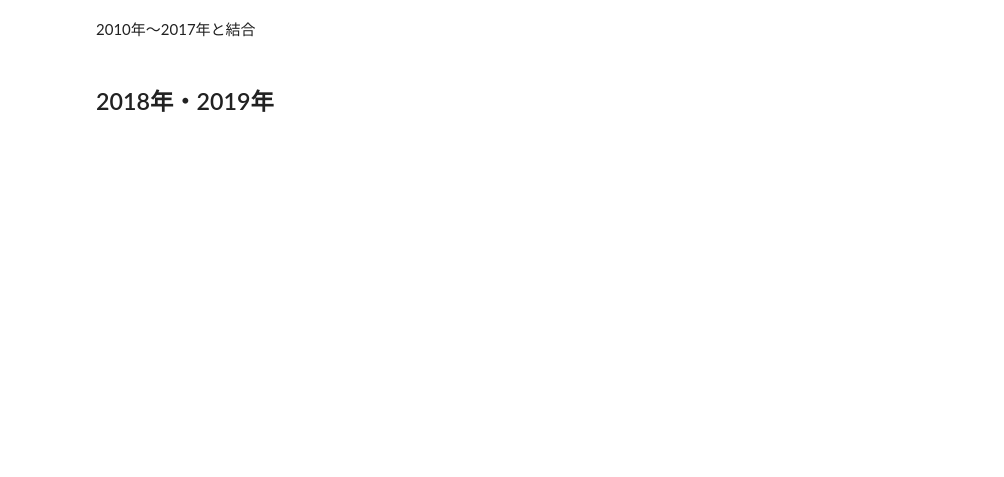
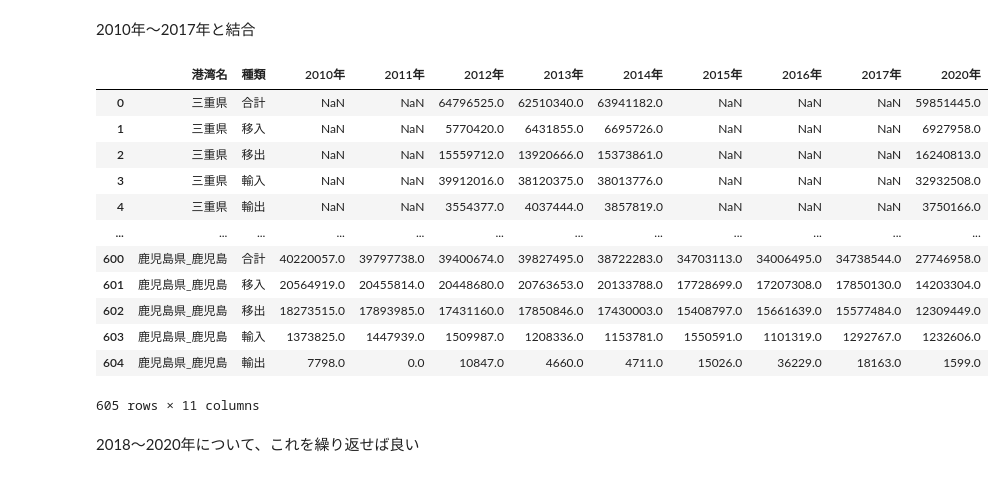
Before and after one commit to dicechick373/dicechick373, a Jupyter notebook: 播磨臨海地域の特徴.ipynb, the cells around one changed output. Cells and saved outputs as stored; diff of their text form; code cells hidden in the pictures; blank space fills up the shorter version.

```diff
--- a/播磨臨海地域の特徴.ipynb
+++ b/播磨臨海地域の特徴.ipynb
@@ -162,10 +166,0 @@ df_pivot.to_csv('全国港湾の取扱貨物量（合計）.csv',encoding='cp932
-# %%
-# ファイル名の指定
-input_file_name = 'https://www.mlit.go.jp/k-toukei/content/001448034.xlsx'
-input_book = pd.ExcelFile(input_file_name)
-
-# 統計結果は2番目のシート、上から2行は無視
-input_sheet_name = input_book.sheet_names
-df_org = input_book.parse(input_sheet_name[1],skiprows = 2)
-
-df_org
@@ -185,0 +169,15 @@ df_org
+# %%
+def get_dataframe(url):
+  # ブックの指定
+  input_file_name = url
+  input_book = pd.ExcelFile(input_file_name)
+
+  # 統計結果は2番目のシート、上から2行は無視
+  input_sheet_name = input_book.sheet_names
+  df_res = input_book.parse(input_sheet_name[1],skiprows = 2)
+
+  return df_res
+
+url = 'https://www.mlit.go.jp/k-toukei/content/001448034.xlsx'
+df_2020 = get_dataframe(url)
+df_2020
@@ -204,8 +216,3 @@ def format_dataframe(df_arg,time):
   df = df[['港湾名','種類',time]]
 
   return df
-# %%
-time = '2020年'
-
-df_2020 = format_dataframe(df_org,time)
-df_2020
@@ -225,0 +219,3 @@ df_2020
+# %%
+df_2020 = format_dataframe(df_2020,'2020年')
+df_2020
@@ -226,7 +236,19 @@ df_2020
 # %% [markdown]
 2010年～2017年と結合
 # %%
-df_last = pd.merge(df_pivot, df_2020, on=['港湾名','種類'] , how='left')
-df_last
+df_res = pd.merge(df, df_2020, on=['港湾名','種類'] , how='left')
+df_res
+# %% [output]
+|  | 港湾名 | 種類 | 2010年 | 2011年 | 2012年 | 2013年 | 2014年 | 2015年 | 2016年 | 2017年 | 2020年 |
+| 0 | 三重県 | 合計 | NaN | NaN | 64796525.0 | 62510340.0 | 63941182.0 | NaN | NaN | NaN | 59851445.0 |
+| 1 | 三重県 | 移入 | NaN | NaN | 5770420.0 | 6431855.0 | 6695726.0 | NaN | NaN | NaN | 6927958.0 |
+| 2 | 三重県 | 移出 | NaN | NaN | 15559712.0 | 13920666.0 | 15373861.0 | NaN | NaN | NaN | 16240813.0 |
+| 3 | 三重県 | 輸入 | NaN | NaN | 39912016.0 | 38120375.0 | 38013776.0 | NaN | NaN | NaN | 32932508.0 |
+| 4 | 三重県 | 輸出 | NaN | NaN | 3554377.0 | 4037444.0 | 3857819.0 | NaN | NaN | NaN | 3750166.0 |
+| ... | ... | ... | ... | ... | ... | ... | ... | ... | ... | ... | ... |
+| 600 | 鹿児島県_鹿児島 | 合計 | 40220057.0 | 39797738.0 | 39400674.0 | 39827495.0 | 38722283.0 | 34703113.0 | 34006495.0 | 34738544.0 | 27746958.0 |
+| 601 | 鹿児島県_鹿児島 | 移入 | 20564919.0 | 20455814.0 | 20448680.0 | 20763653.0 | 20133788.0 | 17728699.0 | 17207308.0 | 17850130.0 | 14203304.0 |
+| 602 | 鹿児島県_鹿児島 | 移出 | 18273515.0 | 17893985.0 | 17431160.0 | 17850846.0 | 17430003.0 | 15408797.0 | 15661639.0 | 15577484.0 | 12309449.0 |
+| 603 | 鹿児島県_鹿児島 | 輸入 | 1373825.0 | 1447939.0 | 1509987.0 | 1208336.0 | 1153781.0 | 1550591.0 | 1101319.0 | 1292767.0 | 1232606.0 |
+| 604 | 鹿児島県_鹿児島 | 輸出 | 7798.0 | 0.0 | 10847.0 | 4660.0 | 4711.0 | 15026.0 | 36229.0 | 18163.0 | 1599.0 |
+605 rows × 11 columns
-# %% [markdown]
-## 2018年・2019年
@@ -242,0 +255,2 @@ df_org
+# %% [markdown]
+2018～2020年について、これを繰り返せば良い
```
Also changed, not shown: parts of 11 cells of this notebook.
